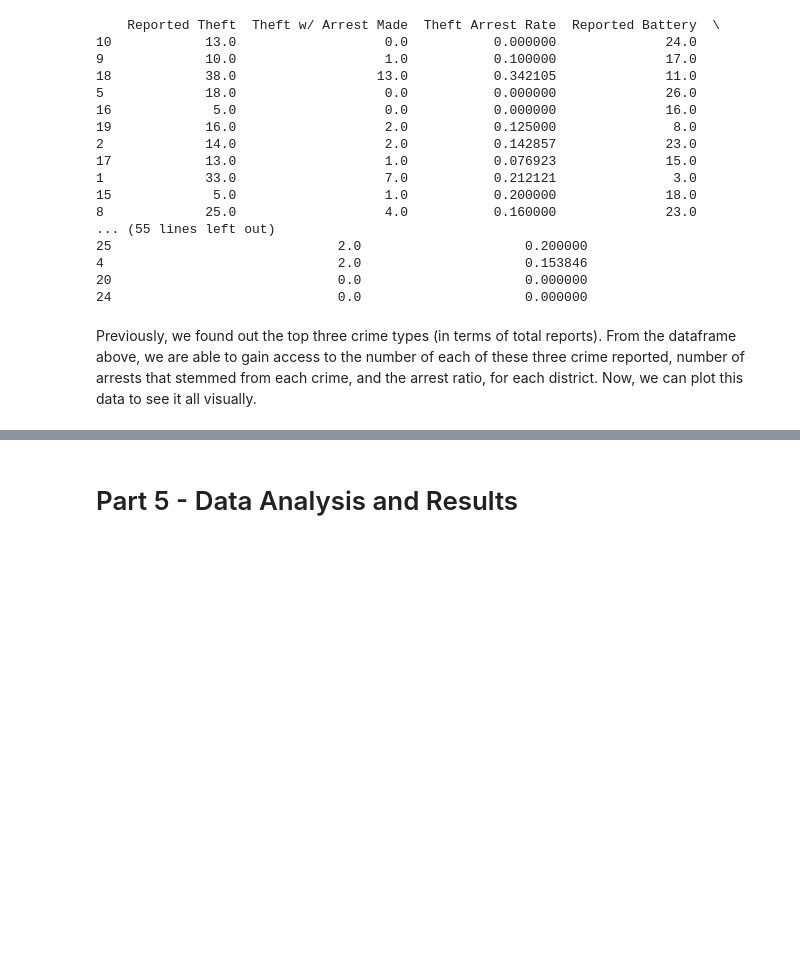
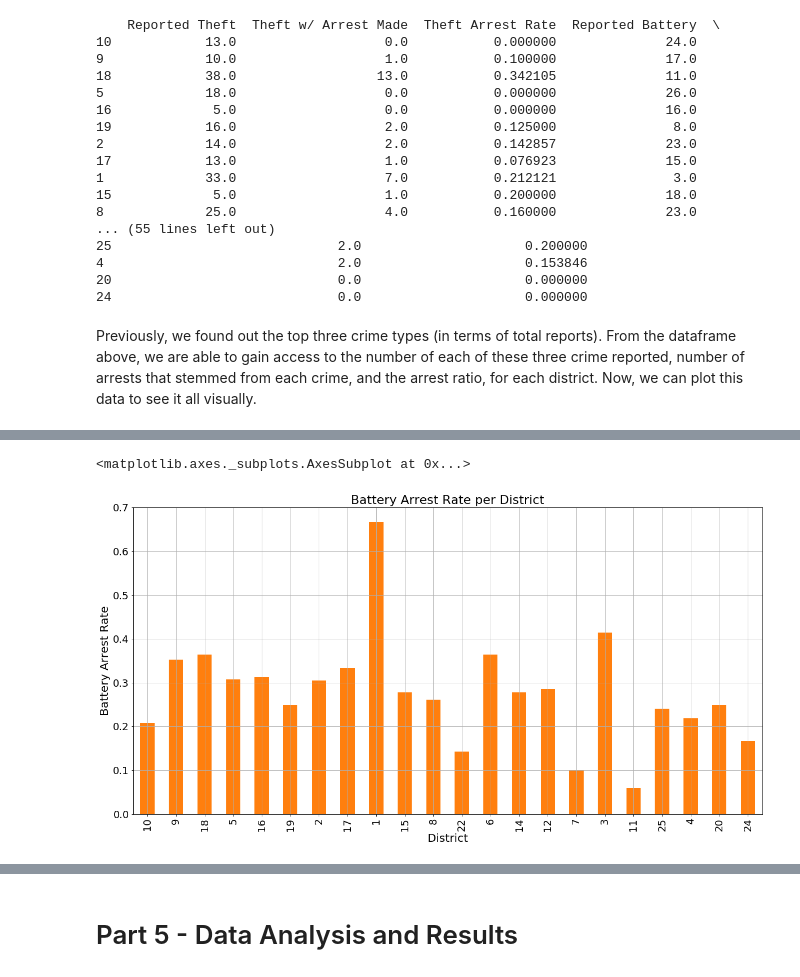
Before and after one commit to JamesMcDougallJr/Projects, a Jupyter notebook: AlvinFinalProject.ipynb, the cells around one changed output, grey strips where cells are left out. Saved outputs shown, nothing was run; the diff lists cells and outputs as text; code cells hidden in the pictures; blank space fills up the shorter version.

```diff
--- a/AlvinFinalProject.ipynb
+++ b/AlvinFinalProject.ipynb
@@ -239,0 +236,11 @@ thefts.plot(kind='bar')
+# %%
+battery = dist_pred_arrest['Battery Arrest Rate']
+batteryRate = battery.plot(kind='bar', grid=True, figsize=(20,10), legend=False, color='tab:orange')
+batteryRate.set_title('Battery Arrest Rate per District', fontsize=22)
+batteryRate.set_xlabel('District', fontsize=20)
+batteryRate.set_ylabel('Battery Arrest Rate', fontsize=20)
+batteryRate.tick_params(labelsize=18)
+batteryRate
+# %% [output]
+<matplotlib.axes._subplots.AxesSubplot at 0x...>
+[figure, added]
```
Also changed, not shown: parts of 12 cells of this notebook, 1 other file.
